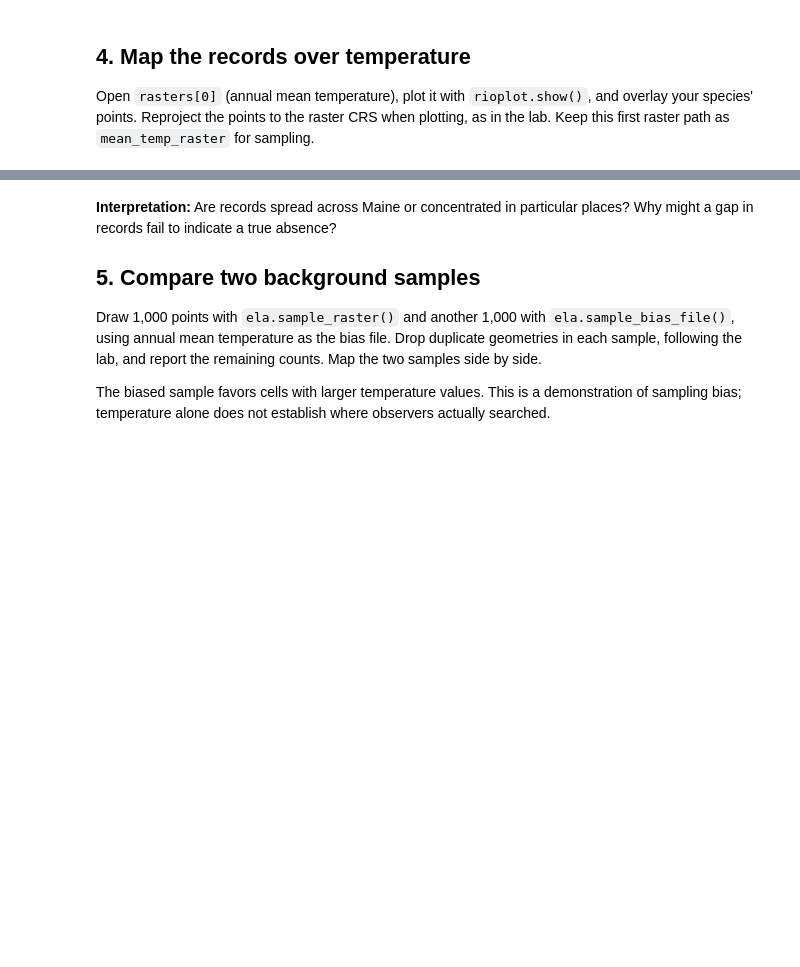
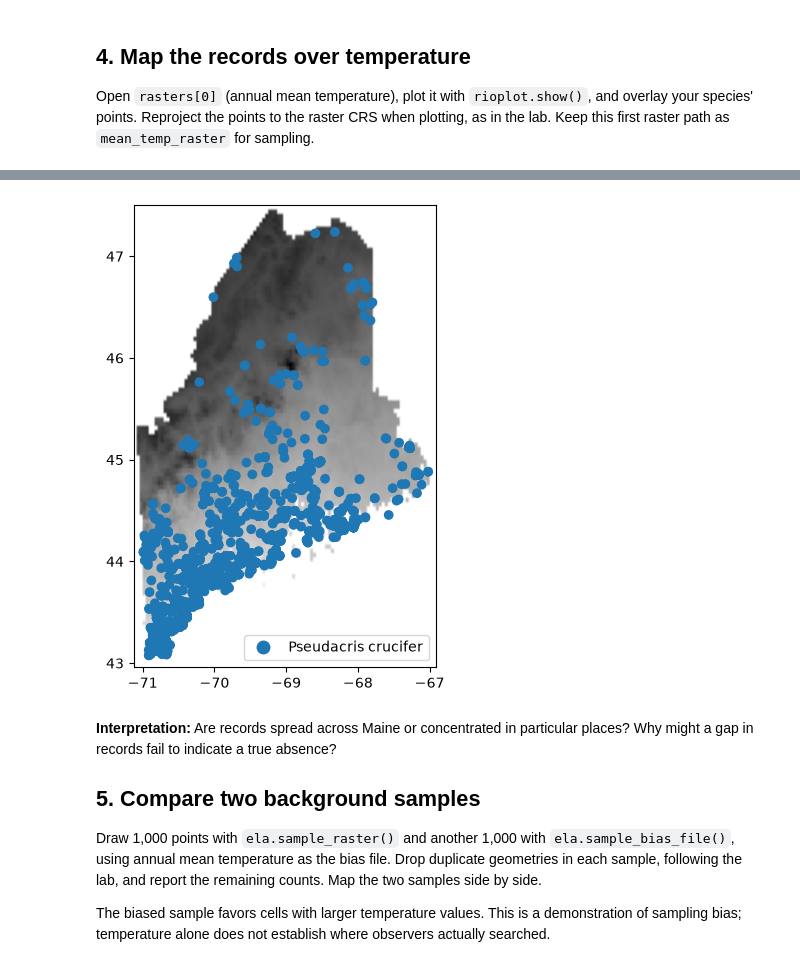
Before and after one commit to meganklutts/BIO597-SpatialBiodiversity, a Jupyter notebook: docs/assignments/Assignment-08-SDM-Software.ipynb, the cells around one changed output, grey strips where cells are left out. Drawn from its saved outputs; the diff is of its cells as text; code cells hidden in the pictures; blank space fills up the shorter version.

```diff
--- a/docs/assignments/Assignment-08-SDM-Software.ipynb
+++ b/docs/assignments/Assignment-08-SDM-Software.ipynb
@@ -75,8 +135,17 @@ Open `rasters[0]` (annual mean temperature), plot it with `rioplot.show()`, and
 # %%
 mean_temp_raster = rasters[0]
 
 # Plot annual mean temperature and overlay species_points.
 # Add a title naming your species.
+
+
+fig, ax = plt.subplots(figsize=(6,6))
+surfacetemp_raster = rasters[0]
+with rio.open(surfacetemp_raster, 'r') as src:
+    rioplot.show(src, ax=ax, cmap="gray")
+    pseudacris_points.to_crs(src.crs).plot(column='species', ax=ax, legend=True)
+# %% [output]
+[figure, added]
 # %% [markdown]
 **Interpretation:** Are records spread across Maine or concentrated in particular places? Why might a gap in records fail to indicate a true absence?
 
```
Also changed, not shown: parts of 24 cells of this notebook, 2 other files.
